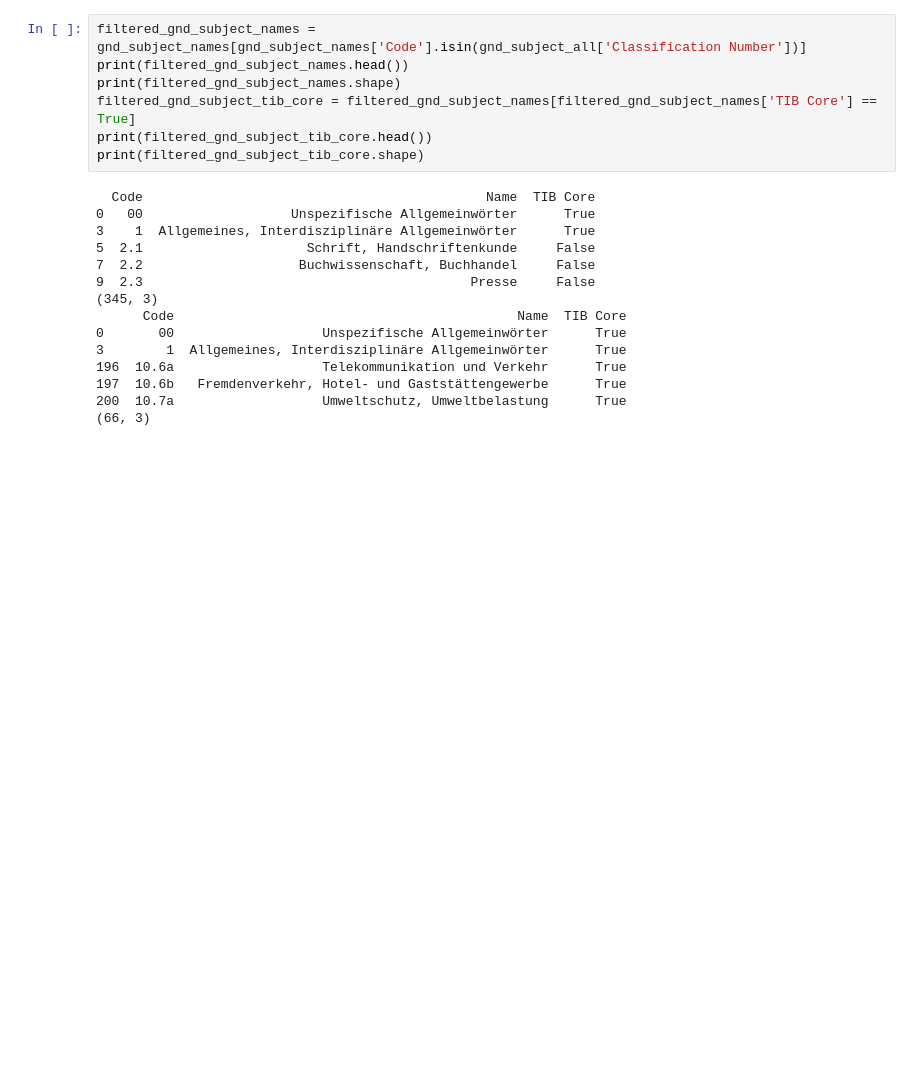
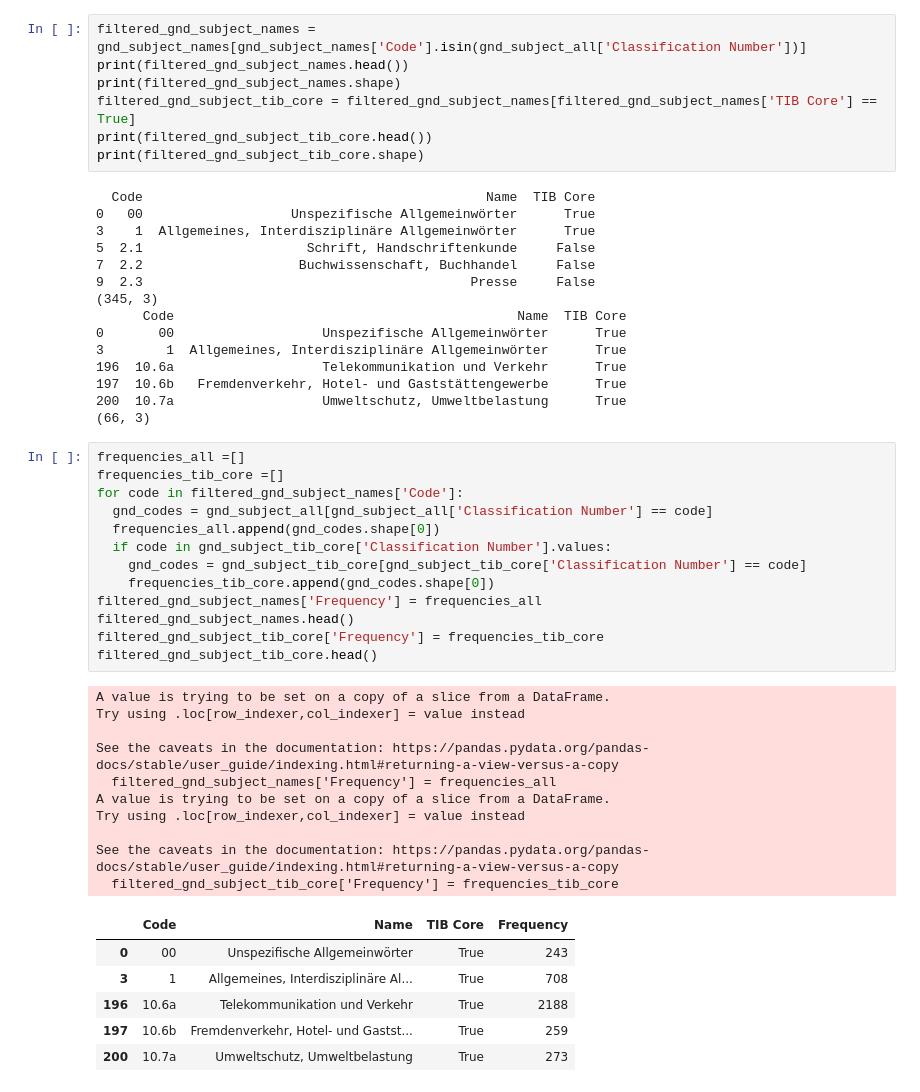
Before and after one commit to BehradSamimi/LLM-based-Automated-Subject-Tagging-for-a-National-Technical-Library, a Jupyter notebook: gnd_subjects_description.ipynb, the cells around one changed output. Saved outputs shown, nothing was run; the diff lists cells and outputs as text; blank space fills up the shorter version.

```diff
--- a/gnd_subjects_description.ipynb
+++ b/gnd_subjects_description.ipynb
@@ -77,3 +77,33 @@ print(filtered_gnd_subject_tib_core.shape)
 197  10.6b   Fremdenverkehr, Hotel- und Gaststättengewerbe      True
 200  10.7a                   Umweltschutz, Umweltbelastung      True
 (66, 3)
+# %%
+frequencies_all =[]
+frequencies_tib_core =[]
+for code in filtered_gnd_subject_names['Code']:
+  gnd_codes = gnd_subject_all[gnd_subject_all['Classification Number'] == code]
+  frequencies_all.append(gnd_codes.shape[0])
+  if code in gnd_subject_tib_core['Classification Number'].values:
+    gnd_codes = gnd_subject_tib_core[gnd_subject_tib_core['Classification Number'] == code]
+    frequencies_tib_core.append(gnd_codes.shape[0])
+filtered_gnd_subject_names['Frequency'] = frequencies_all
+filtered_gnd_subject_names.head()
+filtered_gnd_subject_tib_core['Frequency'] = frequencies_tib_core
+filtered_gnd_subject_tib_core.head()
+# %% [output]
+A value is trying to be set on a copy of a slice from a DataFrame.
+Try using .loc[row_indexer,col_indexer] = value instead
+
+See the caveats in the documentation: https://pandas.pydata.org/pandas-docs/stable/user_guide/indexing.html#returning-a-view-versus-a-copy
+  filtered_gnd_subject_names['Frequency'] = frequencies_all
+A value is trying to be set on a copy of a slice from a DataFrame.
+Try using .loc[row_indexer,col_indexer] = value instead
+
+See the caveats in the documentation: https://pandas.pydata.org/pandas-docs/stable/user_guide/indexing.html#returning-a-view-versus-a-copy
+  filtered_gnd_subject_tib_core['Frequency'] = frequencies_tib_core
+|  | Code | Name | TIB Core | Frequency |
+| 0 | 00 | Unspezifische Allgemeinwörter | True | 243 |
+| 3 | 1 | Allgemeines, Interdisziplinäre Al... | True | 708 |
+| 196 | 10.6a | Telekommunikation und Verkehr | True | 2188 |
+| 197 | 10.6b | Fremdenverkehr, Hotel- und Gastst... | True | 259 |
+| 200 | 10.7a | Umweltschutz, Umweltbelastung | True | 273 |
```
Also changed, not shown: parts of 4 cells of this notebook.
